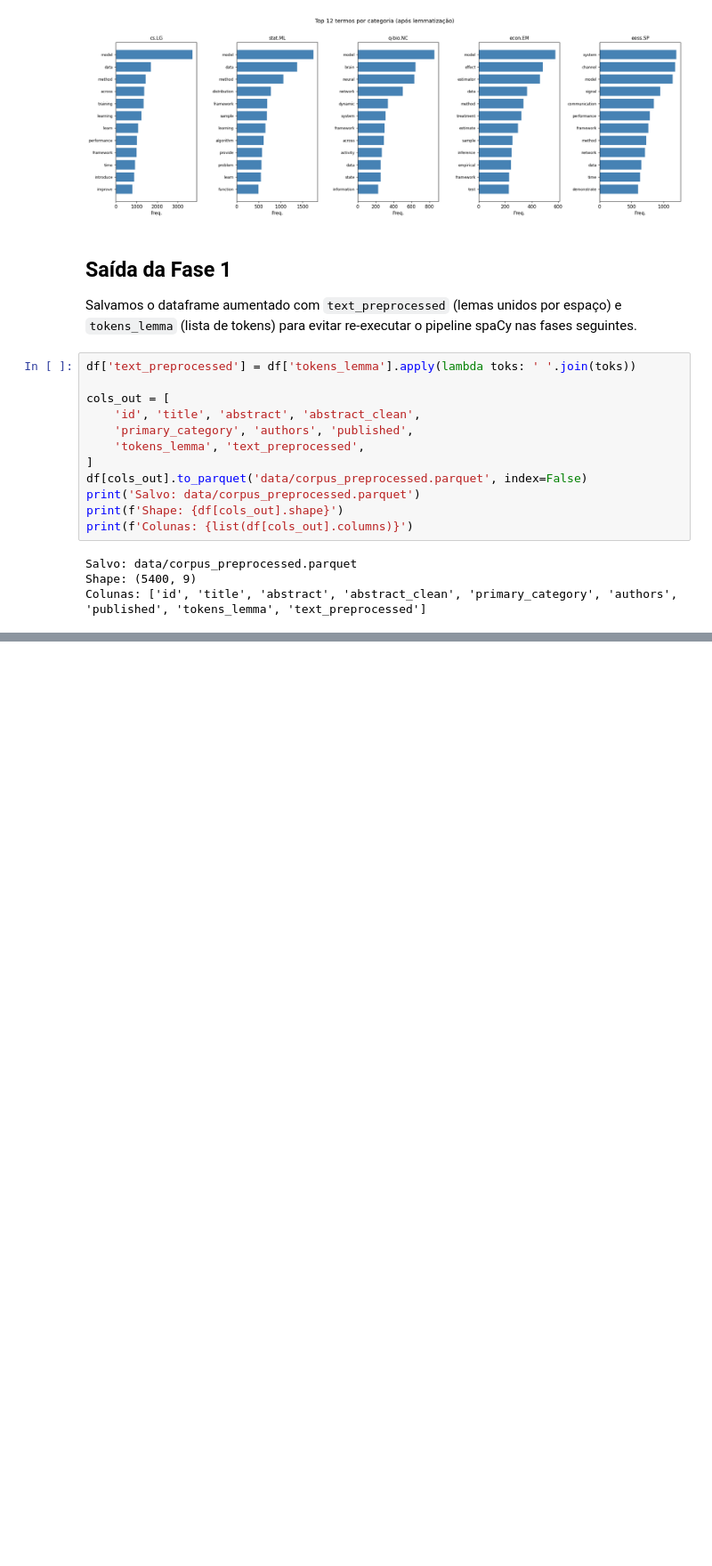
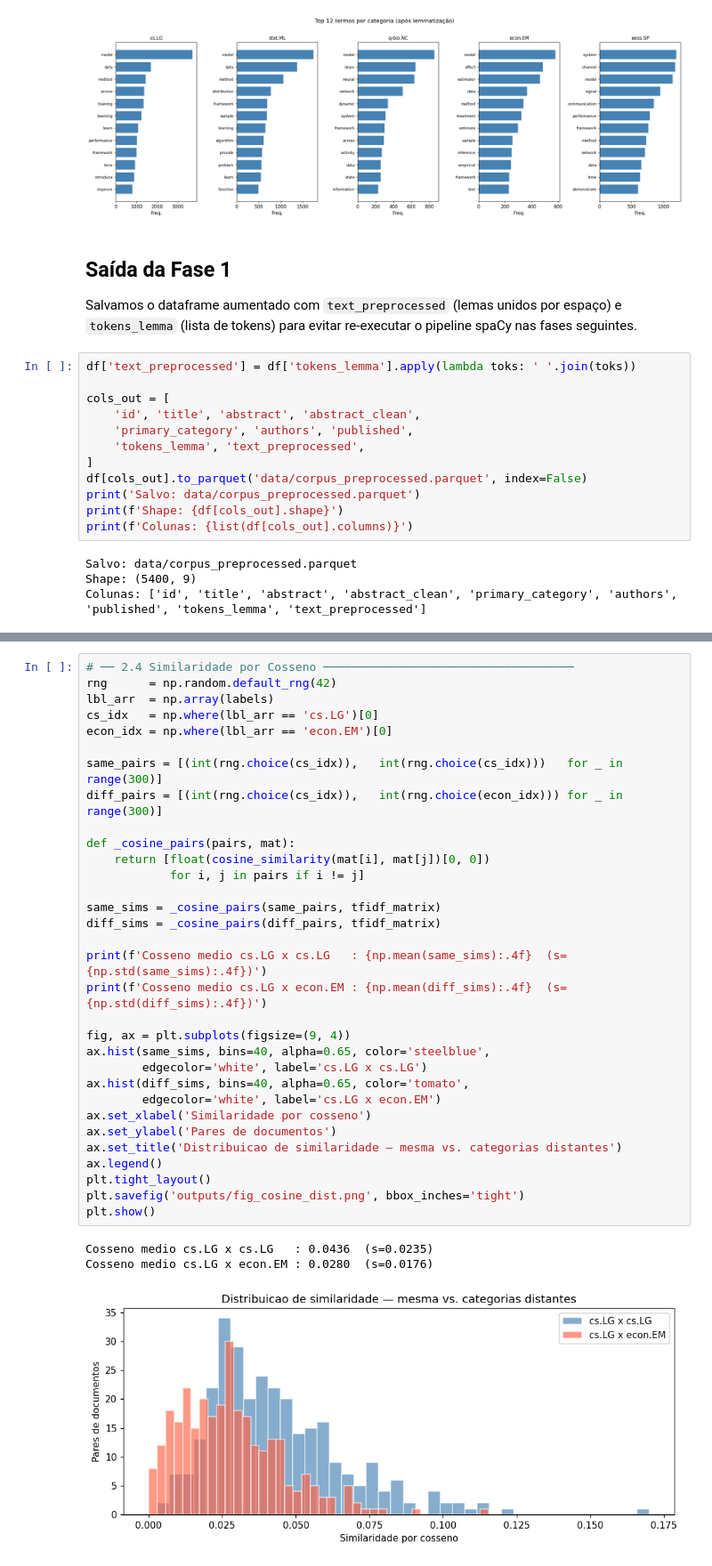
Before and after one commit to danimoreira90/arxiv-nlp-pipeline, a Jupyter notebook: notebook.ipynb, the cells around one changed output, grey strips where cells are left out. Shown at 89% size. Drawn from its saved outputs; the diff is of its cells as text; blank space fills up the shorter version.

```diff
--- a/notebook.ipynb
+++ b/notebook.ipynb
@@ -525,0 +733,36 @@ Colunas: ['id', 'title', 'abstract', 'abstract_clean', 'primary_category', 'auth
+# %%
+# ── 2.4 Similaridade por Cosseno ────────────────────────────────────
+rng      = np.random.default_rng(42)
+lbl_arr  = np.array(labels)
+cs_idx   = np.where(lbl_arr == 'cs.LG')[0]
+econ_idx = np.where(lbl_arr == 'econ.EM')[0]
+
+same_pairs = [(int(rng.choice(cs_idx)),   int(rng.choice(cs_idx)))   for _ in range(300)]
+diff_pairs = [(int(rng.choice(cs_idx)),   int(rng.choice(econ_idx))) for _ in range(300)]
+
+def _cosine_pairs(pairs, mat):
+    return [float(cosine_similarity(mat[i], mat[j])[0, 0])
+            for i, j in pairs if i != j]
+
+same_sims = _cosine_pairs(same_pairs, tfidf_matrix)
+diff_sims = _cosine_pairs(diff_pairs, tfidf_matrix)
+
+print(f'Cosseno medio cs.LG x cs.LG   : {np.mean(same_sims):.4f}  (s={np.std(same_sims):.4f})')
+print(f'Cosseno medio cs.LG x econ.EM : {np.mean(diff_sims):.4f}  (s={np.std(diff_sims):.4f})')
+
+fig, ax = plt.subplots(figsize=(9, 4))
+ax.hist(same_sims, bins=40, alpha=0.65, color='steelblue',
+        edgecolor='white', label='cs.LG x cs.LG')
+ax.hist(diff_sims, bins=40, alpha=0.65, color='tomato',
+        edgecolor='white', label='cs.LG x econ.EM')
+ax.set_xlabel('Similaridade por cosseno')
+ax.set_ylabel('Pares de documentos')
+ax.set_title('Distribuicao de similaridade — mesma vs. categorias distantes')
+ax.legend()
+plt.tight_layout()
+plt.savefig('outputs/fig_cosine_dist.png', bbox_inches='tight')
+plt.show()
+# %% [output]
+Cosseno medio cs.LG x cs.LG   : 0.0436  (s=0.0235)
+Cosseno medio cs.LG x econ.EM : 0.0280  (s=0.0176)
+[figure, added]
```
Also changed, not shown: parts of 20 cells of this notebook.
